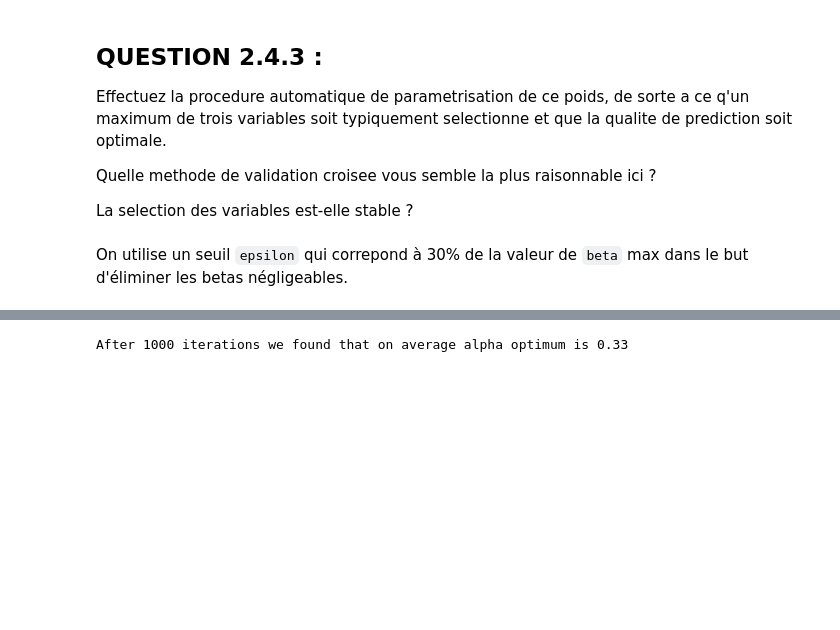
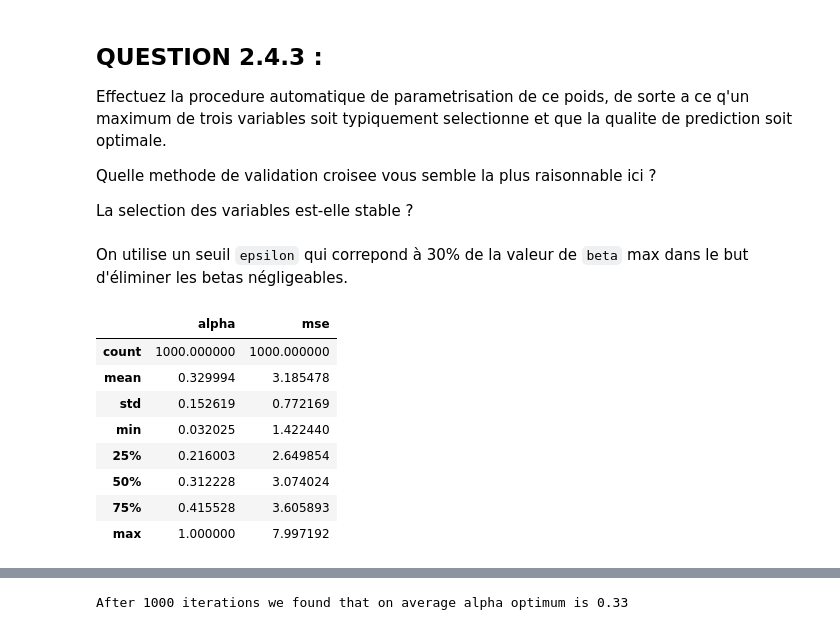
Before and after one commit to LudovicSterlin/ssd-aml-modele-lineaire, a Jupyter notebook: TPnote_ModeleLineaire/Examen_ModeleLineaire_2020.ipynb, the cells around one changed output, grey strips where cells are left out. Drawn from its saved outputs; the diff is of its cells as text; code cells hidden in the pictures; blank space fills up the shorter version.

```diff
--- a/TPnote_ModeleLineaire/Examen_ModeleLineaire_2020.ipynb
+++ b/TPnote_ModeleLineaire/Examen_ModeleLineaire_2020.ipynb
@@ -552,4 +578,18 @@ for i in range(n_iter):
         # print(f"Found alpha_optim={res.x[0]} for mse={res.fun}")
         alphas_opt.append(res.x[0])
         mse_mins.append(res.fun)
+# %%
+dfamse = pd.DataFrame({'alpha': alphas_opt, 'mse': mse_mins})
+alpha_opt = round(df.alpha.mean(), 4)
+dfamse.describe()
+# %% [output]
+|  | alpha | mse |
+| count | 1000.000000 | 1000.000000 |
+| mean | 0.329994 | 3.185478 |
+| std | 0.152619 | 0.772169 |
+| min | 0.032025 | 1.422440 |
+| 25% | 0.216003 | 2.649854 |
+| 50% | 0.312228 | 3.074024 |
+| 75% | 0.415528 | 3.605893 |
+| max | 1.000000 | 7.997192 |
 # %%
```
Also changed, not shown: parts of 14 cells of this notebook.
